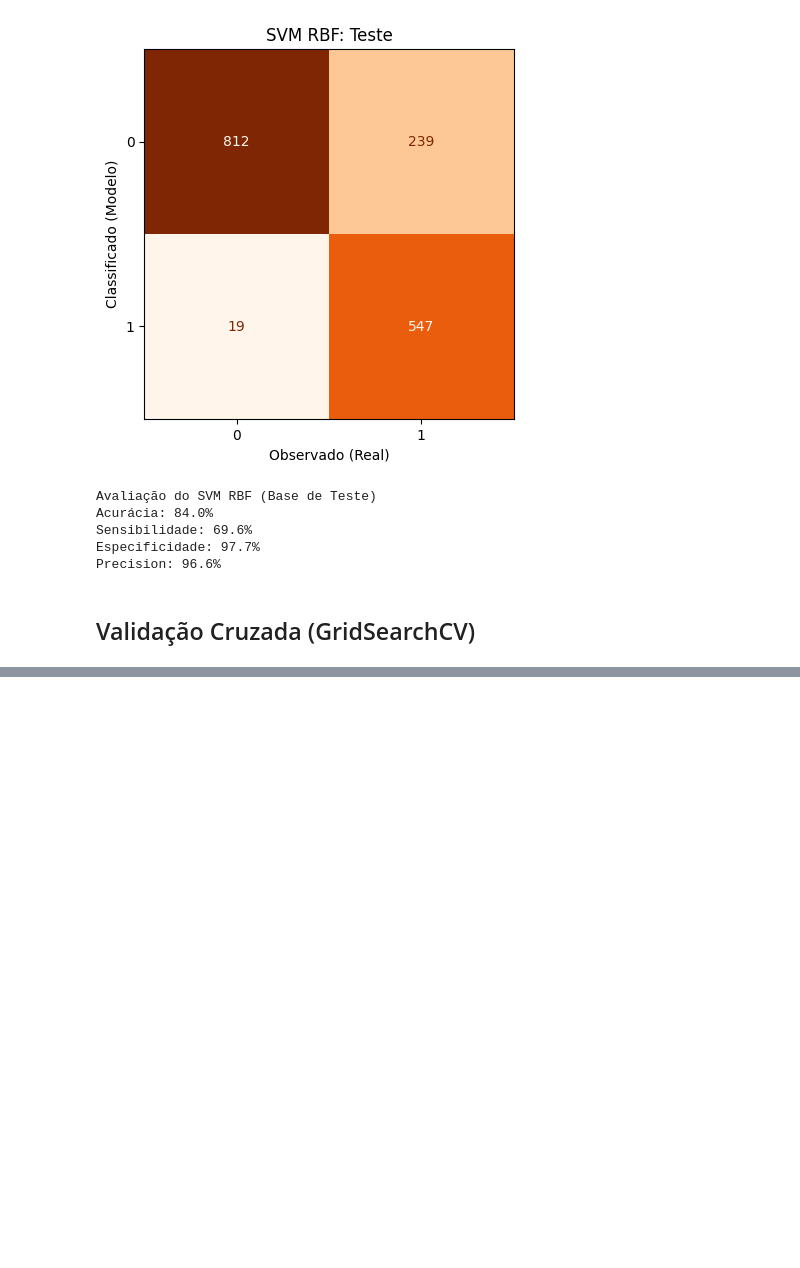
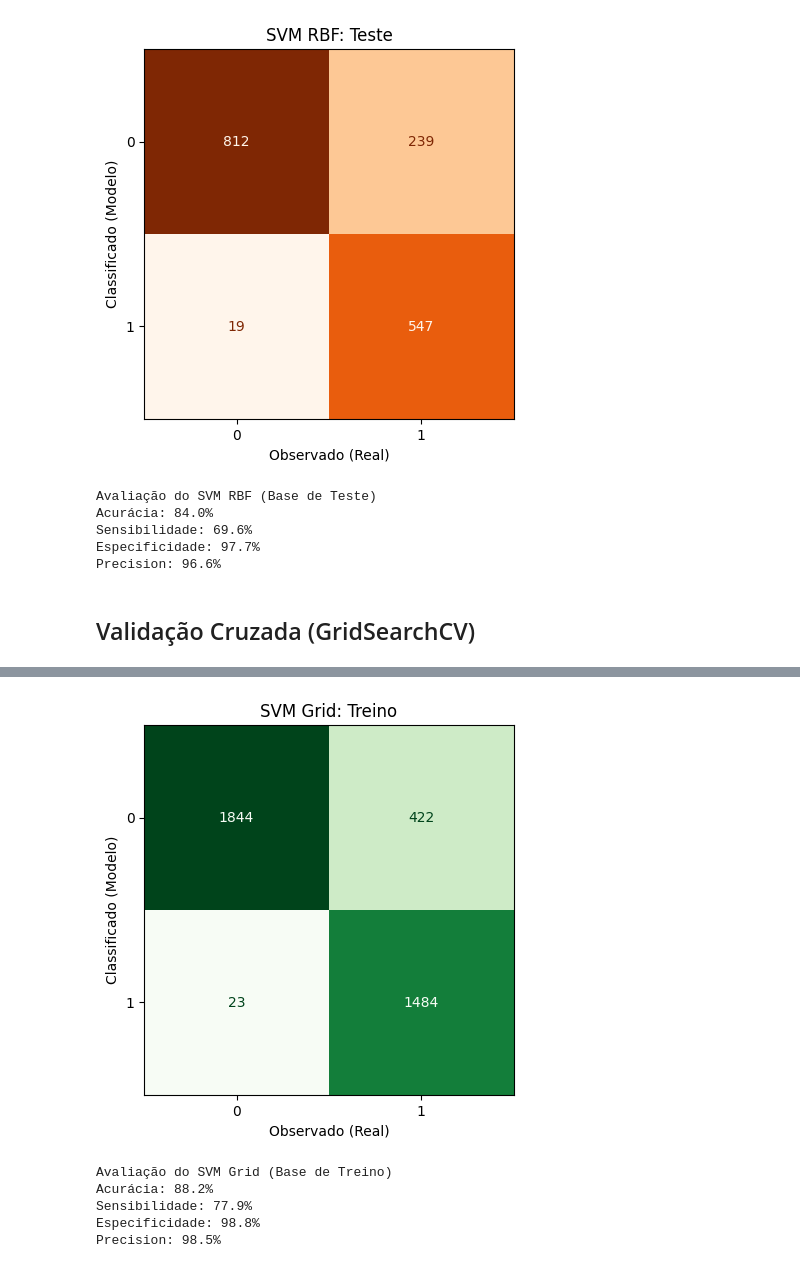
Before and after one commit to dteconometrics/svm_churn, a Jupyter notebook: chrun.ipynb, the cells around one changed output, grey strips where cells are left out. Saved outputs shown, nothing was run; the diff lists cells and outputs as text; code cells hidden in the pictures; blank space fills up the shorter version.

```diff
--- a/chrun.ipynb
+++ b/chrun.ipynb
@@ -439,0 +448,12 @@ Precision: 96.6%
+# %%
+svm_grid = SVC()
+# %%
+## Treinando o modelo com validação Cruzada
+
+model_grid = GridSearchCV(estimator=svm_grid,
+                          param_grid= param_grid,
+                          scoring='accuracy',
+                          cv=5,
+                          verbose=2)
+# %%
+model_grid.fit(X_train, y_train)
@@ -439,0 +485,10 @@ Precision: 96.6%
+# %%
+# Verificando os melhores parâmetros obtidos
+print(model_grid.best_params_)
+
+# Gerando o modelo com os melhores hiperparâmetros
+svm_best = model_grid.best_estimator_
+
+# Valores preditos nas bases de treino e teste
+pred_grid_train = svm_best.predict(X_train)
+pred_grid_test = svm_best.predict(X_test)
@@ -439,0 +507,30 @@ Precision: 96.6%
+# %%
+#%% Análise pela matriz de confusão (base de treino)
+
+cm_grid_train = confusion_matrix(pred_grid_train, y_train)
+cm_train_disp_grid = ConfusionMatrixDisplay(cm_grid_train)
+
+plt.rcParams['figure.dpi'] = 100
+cm_train_disp_grid.plot(colorbar=False, cmap='Greens')
+plt.title('SVM Grid: Treino')
+plt.xlabel('Observado (Real)')
+plt.ylabel('Classificado (Modelo)')
+plt.show()
+
+acc_grid_train = accuracy_score(y_train, pred_grid_train)
+sens_grid_train = recall_score(y_train, pred_grid_train, pos_label=1)
+espec_grid_train = recall_score(y_train, pred_grid_train, pos_label=0)
+prec_grid_train = precision_score(y_train, pred_grid_train)
+
+print("Avaliação do SVM Grid (Base de Treino)")
+print(f"Acurácia: {acc_grid_train:.1%}")
+print(f"Sensibilidade: {sens_grid_train:.1%}")
+print(f"Especificidade: {espec_grid_train:.1%}")
+print(f"Precision: {prec_grid_train:.1%}")
+# %% [output]
+[figure, added]
+Avaliação do SVM Grid (Base de Treino)
+Acurácia: 88.2%
+Sensibilidade: 77.9%
+Especificidade: 98.8%
+Precision: 98.5%
```
Also changed, not shown: parts of 12 cells of this notebook.
